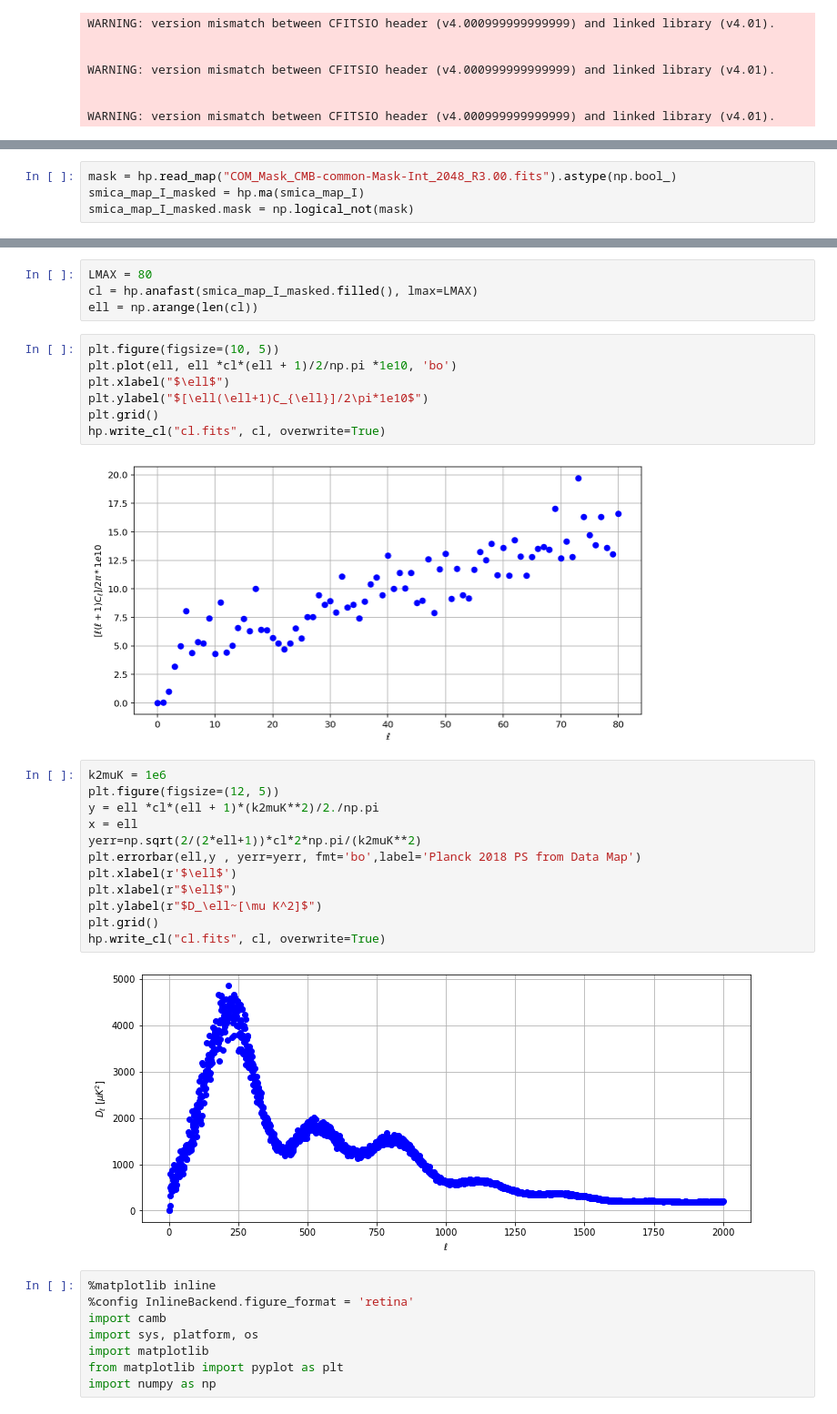
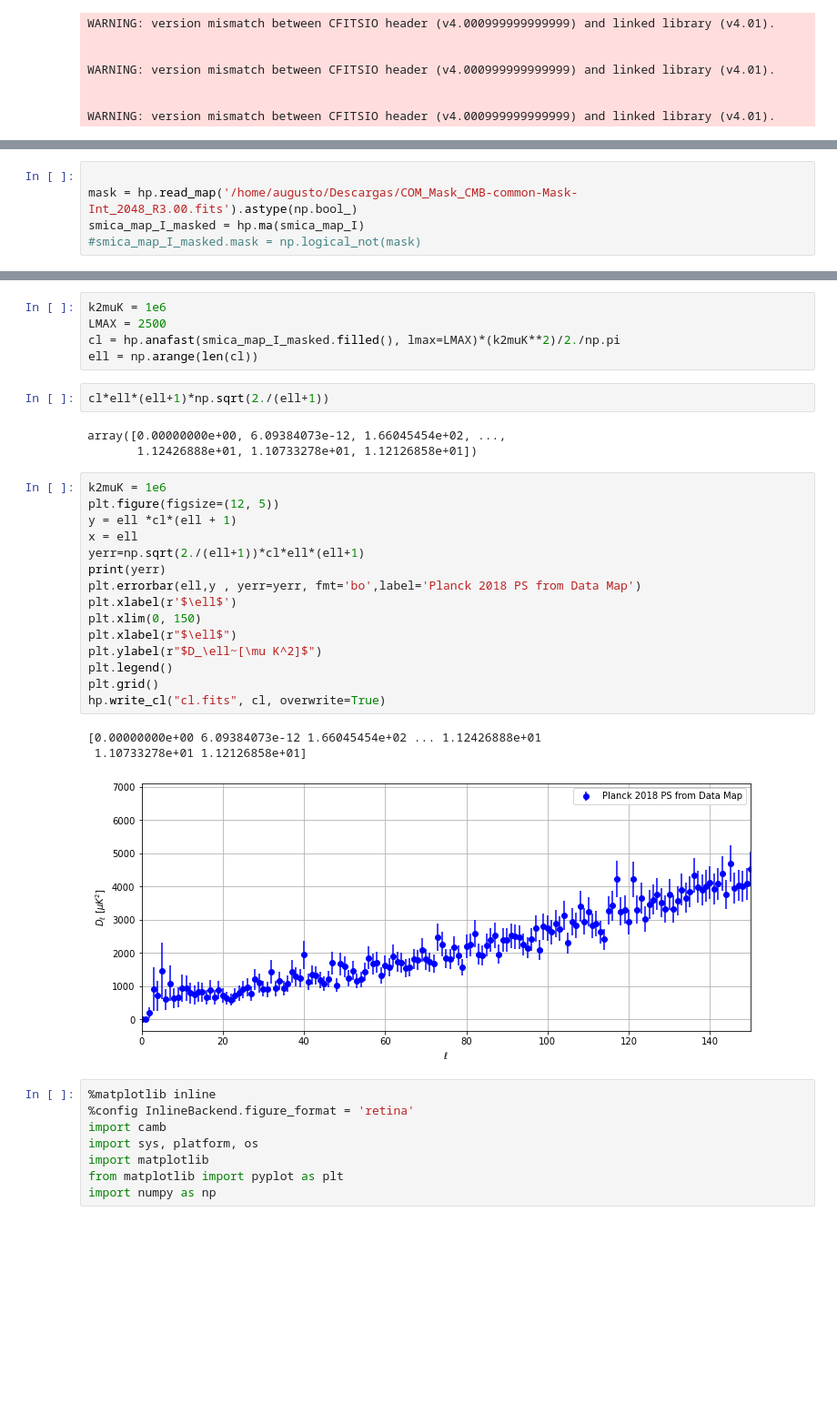
Before and after one commit to Augustocmb/Cls, a Jupyter notebook: graficocon mascara (4).ipynb, the cells around one changed output, grey strips where cells are left out. Shown at 91% size. Cells and saved outputs as stored; diff of their text form; blank space fills up the shorter version.

```diff
--- a/graficocon mascara (4).ipynb
+++ b/graficocon mascara (4).ipynb
@@ -18,5 +18,6 @@ smica_map_I = hp.read_map("/home/augusto/Descargas/COM_CMB_IQU-smica_2048_R3.00_
 # %%
-mask = hp.read_map("COM_Mask_CMB-common-Mask-Int_2048_R3.00.fits").astype(np.bool_)
+
+mask = hp.read_map('/home/augusto/Descargas/COM_Mask_CMB-common-Mask-Int_2048_R3.00.fits').astype(np.bool_)
 smica_map_I_masked = hp.ma(smica_map_I)
-smica_map_I_masked.mask = np.logical_not(mask)
+#smica_map_I_masked.mask = np.logical_not(mask)
 # %%
@@ -45,30 +48,32 @@ hp.write_cl("cl.fits", cl, overwrite=True)
 # %%
-LMAX = 80
-cl = hp.anafast(smica_map_I_masked.filled(), lmax=LMAX)
+k2muK = 1e6
+LMAX = 2500
+cl = hp.anafast(smica_map_I_masked.filled(), lmax=LMAX)*(k2muK**2)/2./np.pi
 ell = np.arange(len(cl))
 # %%
-plt.figure(figsize=(10, 5))
-plt.plot(ell, ell *cl*(ell + 1)/2/np.pi *1e10, 'bo')
-plt.xlabel("$\ell$")
-plt.ylabel("$[\ell(\ell+1)C_{\ell}]/2\pi*1e10$")
-plt.grid()
-hp.write_cl("cl.fits", cl, overwrite=True)
+cl*ell*(ell+1)*np.sqrt(2./(ell+1))
 # %% [output]
-[figure, removed]
+array([0.00000000e+00, 6.09384073e-12, 1.66045454e+02, ...,
+       1.12426888e+01, 1.10733278e+01, 1.12126858e+01])
 # %%
 k2muK = 1e6
 plt.figure(figsize=(12, 5))
-y = ell *cl*(ell + 1)*(k2muK**2)/2./np.pi
+y = ell *cl*(ell + 1)
 x = ell
-yerr=np.sqrt(2/(2*ell+1))*cl*2*np.pi/(k2muK**2)
+yerr=np.sqrt(2./(ell+1))*cl*ell*(ell+1)
+print(yerr)
 plt.errorbar(ell,y , yerr=yerr, fmt='bo',label='Planck 2018 PS from Data Map')
 plt.xlabel(r'$\ell$')
+plt.xlim(0, 150)
 plt.xlabel(r"$\ell$")
 plt.ylabel(r"$D_\ell~[\mu K^2]$")
+plt.legend()
 plt.grid()
 hp.write_cl("cl.fits", cl, overwrite=True)
 # %% [output]
+[0.00000000e+00 6.09384073e-12 1.66045454e+02 ... 1.12426888e+01
+ 1.10733278e+01 1.12126858e+01]
-[figure, old version]
+[figure, new version]
 # %%
 %matplotlib inline
 %config InlineBackend.figure_format = 'retina'
```
Also changed, not shown: parts of 16 cells of this notebook.
